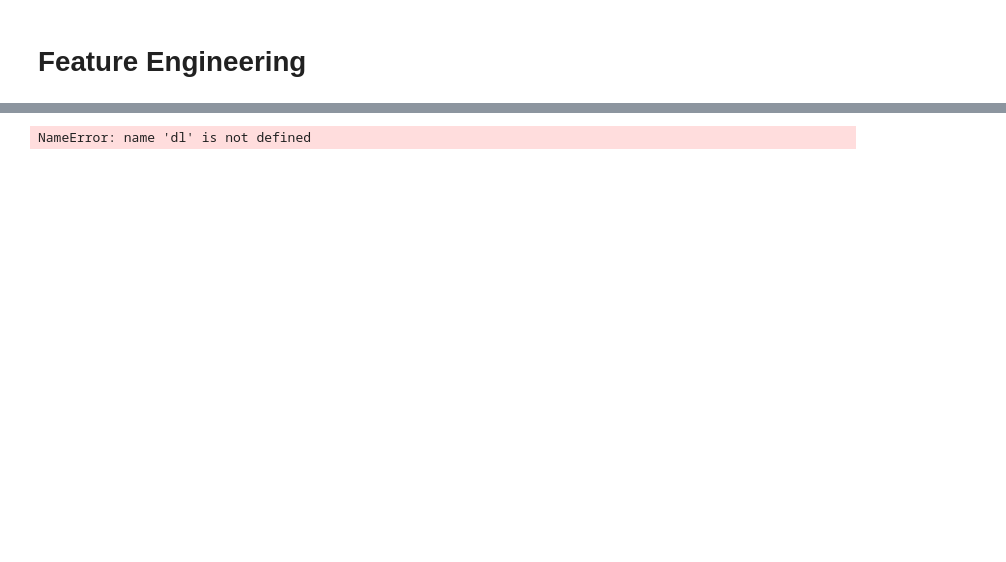
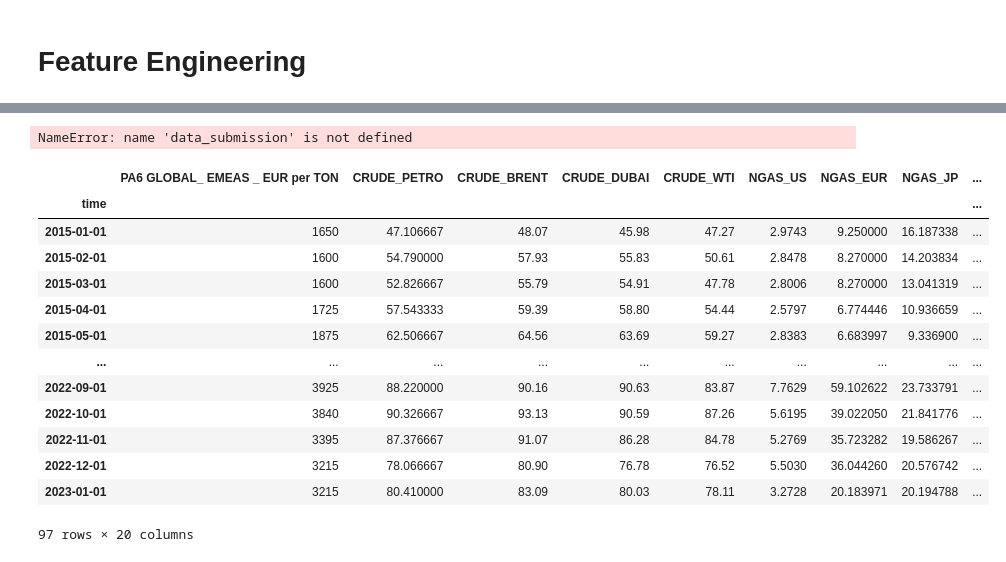
Before and after one commit to mattmrq/SE_project, a Jupyter notebook: Main_Notebook.ipynb, the cells around one changed output, grey strips where cells are left out. Drawn from its saved outputs; the diff is of its cells as text; code cells hidden in the pictures; blank space fills up the shorter version.

```diff
--- a/Main_Notebook.ipynb
+++ b/Main_Notebook.ipynb
@@ -191,3 +266,22 @@ fig.show()
+# %%
+data_submission
+# %% [output]
+NameError: name 'data_submission' is not defined
 # %%
 data = pd.read_csv("data/PA6_cleaned_dataset.csv", index_col='time')
-data = data.drop(data.columns[0], axis = 1)
+data
+# %% [output]
+|  | PA6 GLOBAL_ EMEAS _ EUR per TON | CRUDE_PETRO | CRUDE_BRENT | CRUDE_DUBAI | CRUDE_WTI | NGAS_US | NGAS_EUR | NGAS_JP | ... |
+| time |  |  |  |  |  |  |  |  | ... |
+| 2015-01-01 | 1650 | 47.106667 | 48.07 | 45.98 | 47.27 | 2.9743 | 9.250000 | 16.187338 | ... |
+| 2015-02-01 | 1600 | 54.790000 | 57.93 | 55.83 | 50.61 | 2.8478 | 8.270000 | 14.203834 | ... |
+| 2015-03-01 | 1600 | 52.826667 | 55.79 | 54.91 | 47.78 | 2.8006 | 8.270000 | 13.041319 | ... |
+| 2015-04-01 | 1725 | 57.543333 | 59.39 | 58.80 | 54.44 | 2.5797 | 6.774446 | 10.936659 | ... |
+| 2015-05-01 | 1875 | 62.506667 | 64.56 | 63.69 | 59.27 | 2.8383 | 6.683997 | 9.336900 | ... |
+| ... | ... | ... | ... | ... | ... | ... | ... | ... | ... |
+| 2022-09-01 | 3925 | 88.220000 | 90.16 | 90.63 | 83.87 | 7.7629 | 59.102622 | 23.733791 | ... |
+| 2022-10-01 | 3840 | 90.326667 | 93.13 | 90.59 | 87.26 | 5.6195 | 39.022050 | 21.841776 | ... |
+| 2022-11-01 | 3395 | 87.376667 | 91.07 | 86.28 | 84.78 | 5.2769 | 35.723282 | 19.586267 | ... |
+| 2022-12-01 | 3215 | 78.066667 | 80.90 | 76.78 | 76.52 | 5.5030 | 36.044260 | 20.576742 | ... |
+| 2023-01-01 | 3215 | 80.410000 | 83.09 | 80.03 | 78.11 | 3.2728 | 20.183971 | 20.194788 | ... |
+97 rows × 20 columns
@@ -196,4 +287,0 @@ dl = pl.from_pandas(data)
-# %%
-dl.drop(['CRUDE_PETRO', 'CRUDE_BRENT', 'CRUDE_DUBAI', 'NGAS_US', 'NGAS_EUR', 'NGAS_JP', 'Cyclohexane_price', 'Electricty_Price_France', 'Electricty_Price_Italy', 'Electricty_Price_Poland', 'Electricty_Price_Netherlands'])
-# %% [output]
-NameError: name 'dl' is not defined
```
Also changed, not shown: parts of 18 cells of this notebook.
